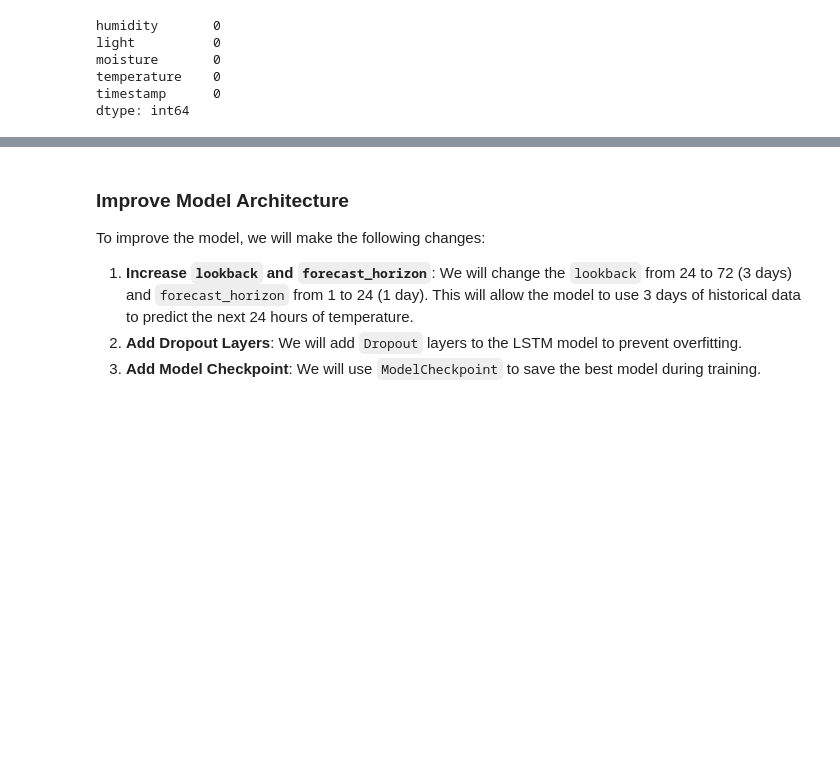
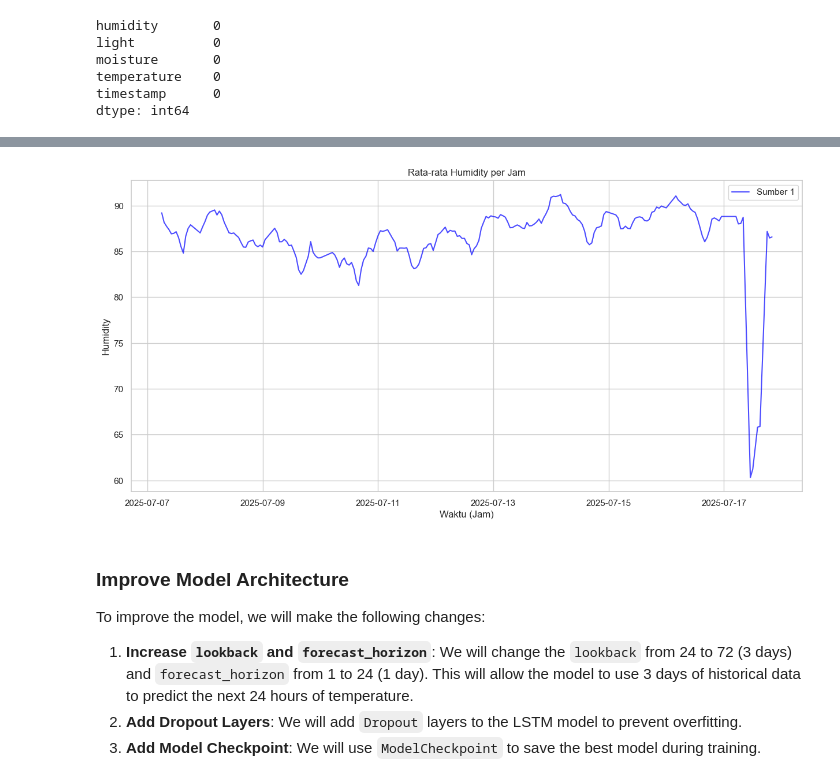
Before and after one commit to evanalif113/Kumbung-Sense-IoT, a Jupyter notebook: Model-Deep-Learning/LSTM_Prediction.ipynb, the cells around one changed output, grey strips where cells are left out. Saved outputs shown, nothing was run; the diff lists cells and outputs as text; code cells hidden in the pictures; blank space fills up the shorter version.

```diff
--- a/Model-Deep-Learning/LSTM_Prediction.ipynb
+++ b/Model-Deep-Learning/LSTM_Prediction.ipynb
@@ -239,3 +266,30 @@ plt.show()
+# %%
+# Variabel pengganti untuk menentukan kolom yang akan digunakan
+column_to_plot = 'humidity'  # Ubah ke 'humidity' atau 'pressure' sesuai kebutuhan
+
+# Mengelompokkan data berdasarkan jam dan menghitung rata-rata
+kumbung['hour'] = kumbung['timestamp'].dt.floor('h')  # Membulatkan ke jam terdekat
+
+# Menghitung rata-rata per jam untuk kolom yang dipilih
+kumbung_hourly = kumbung.groupby('hour')[column_to_plot].mean().reset_index()
+
+# Plot data dari kedua DataFrame
+plt.figure(figsize=(15, 7))
+
+# Plot data dari kumbung
+plt.plot(kumbung_hourly['hour'], kumbung_hourly[column_to_plot], label='Sumber 1', color='blue', alpha=0.7)
+
+# Menambahkan label, judul, dan legenda
+plt.xlabel('Waktu (Jam)')
+plt.ylabel(f'{column_to_plot.capitalize()}')
+plt.title(f'Rata-rata {column_to_plot.capitalize()} per Jam')
+plt.legend()
+plt.grid(True)
+
+# Menampilkan plot
+plt.show()
+# %% [output]
+[figure, added]
 # %%
 import numpy as np
 import pandas as pd
```
Also changed, not shown: parts of 14 cells of this notebook, 3 other files.
